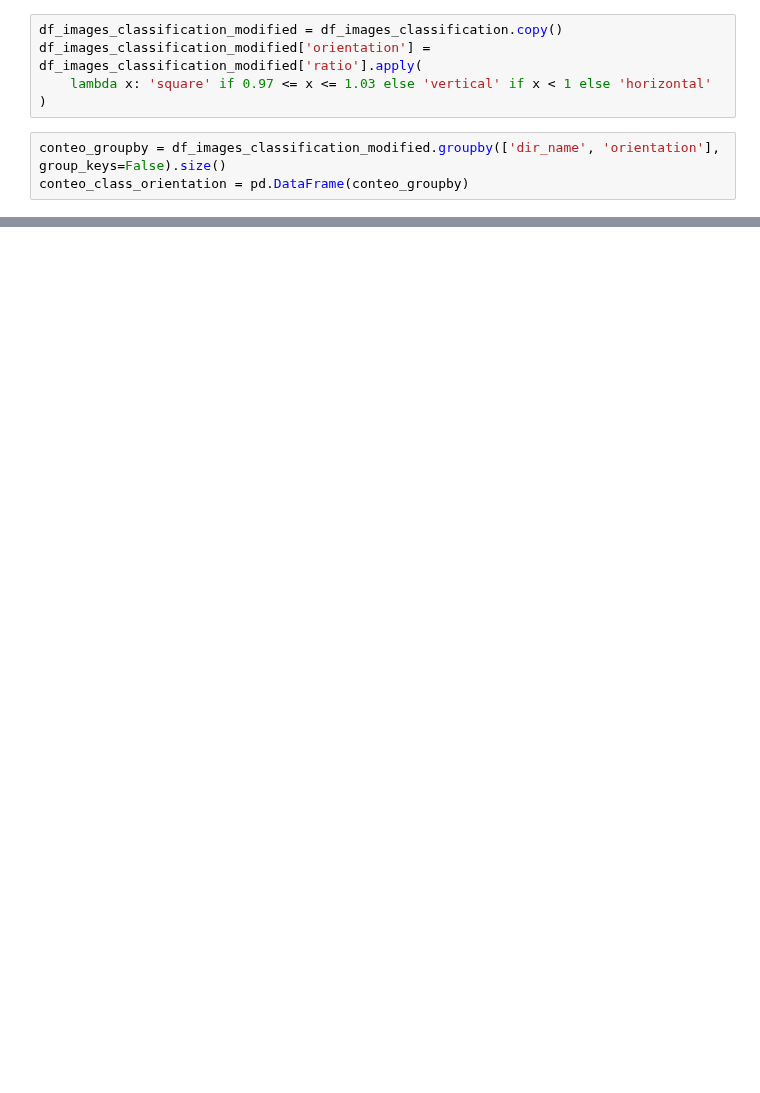
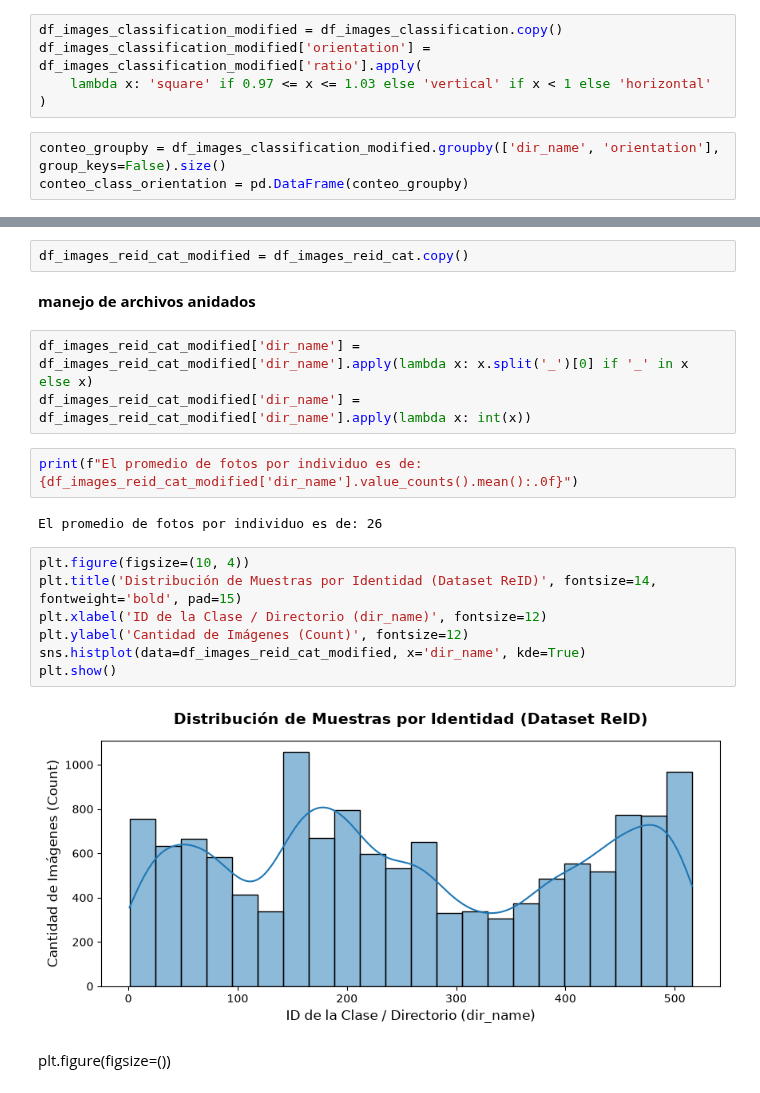
Before and after one commit to 317745/IA_PROJECT, a Jupyter notebook: proyecto/eda.ipynb, the cells around one changed output, grey strips where cells are left out. Saved outputs shown, nothing was run; the diff lists cells and outputs as text; blank space fills up the shorter version.

Commit message:
Inicio EDA REID cat

```diff
--- a/proyecto/eda.ipynb
+++ b/proyecto/eda.ipynb
@@ -191,0 +232,22 @@ plot_resolution_vs_file_size(df_images_classification)
+# %%
+df_images_reid_cat_modified = df_images_reid_cat.copy()
+# %% [markdown]
+**manejo de archivos anidados**
+# %%
+df_images_reid_cat_modified['dir_name'] = df_images_reid_cat_modified['dir_name'].apply(lambda x: x.split('_')[0] if '_' in x else x)
+df_images_reid_cat_modified['dir_name'] = df_images_reid_cat_modified['dir_name'].apply(lambda x: int(x))
+# %%
+print(f"El promedio de fotos por individuo es de: {df_images_reid_cat_modified['dir_name'].value_counts().mean():.0f}")
+# %% [output]
+El promedio de fotos por individuo es de: 26
+# %%
+plt.figure(figsize=(10, 4))
+plt.title('Distribución de Muestras por Identidad (Dataset ReID)', fontsize=14, fontweight='bold', pad=15)
+plt.xlabel('ID de la Clase / Directorio (dir_name)', fontsize=12)
+plt.ylabel('Cantidad de Imágenes (Count)', fontsize=12)
+sns.histplot(data=df_images_reid_cat_modified, x='dir_name', kde=True)
+plt.show()
+# %% [output]
+[figure, added]
+# %% [markdown]
+plt.figure(figsize=())
```
Also changed, not shown: parts of 16 cells of this notebook.
